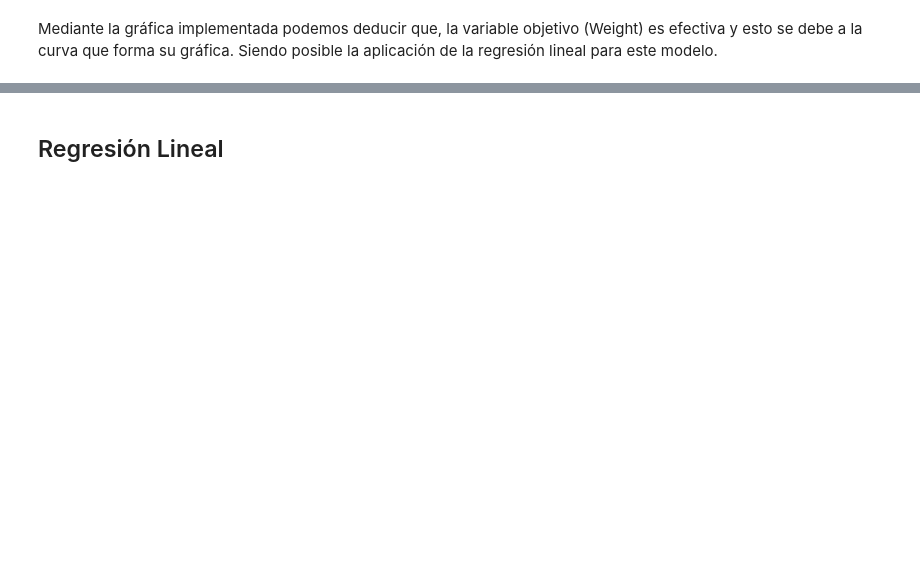
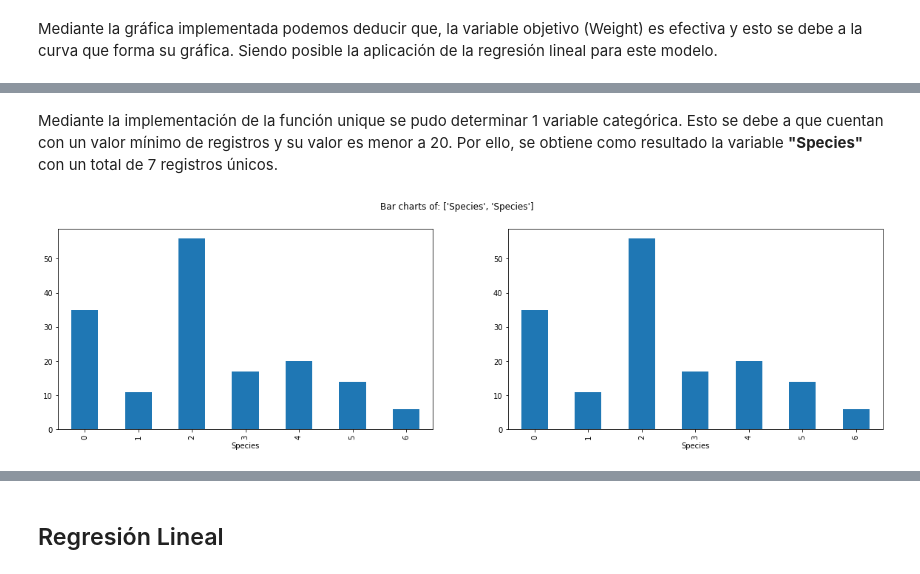
Before and after one commit to gbheredia22Z/HerediaG_RegresionLineal, a Jupyter notebook: [NRC_6278]_GenesisHeredia_Lab3.ipynb, the cells around one changed output, grey strips where cells are left out. Drawn from its saved outputs; the diff is of its cells as text; code cells hidden in the pictures; blank space fills up the shorter version.

Commit message:
distribución de todas las variables de entrada categóricas mediante diagramas de barras

```diff
--- a/[NRC_6278]_GenesisHeredia_Lab3.ipynb
+++ b/[NRC_6278]_GenesisHeredia_Lab3.ipynb
@@ -198,0 +198,20 @@ dtype: int64
+# %% [markdown]
+Mediante la implementación de la función unique se pudo determinar 1 variable categórica. Esto se debe a que cuentan con un valor mínimo de registros y su valor es menor a 20. Por ello, se obtiene como resultado la variable **"Species"** con un total de 7 registros únicos.
+# %%
+def PlotBarCharts(inpData, colsToPlot):
+    #Trazo de linea habilitado
+    %matplotlib inline
+
+    #Generar multiples subplots
+    fig, subPlot=plt.subplots(nrows=1, ncols=len(colsToPlot), figsize=(20,5))
+    #Agregar la leyenda del grafico
+    fig.suptitle('Bar charts of: '+ str(colsToPlot))
+
+    #Generar escala de los graficos para cada subplot
+    for colName, plotNumber in zip(colsToPlot, range(len(colsToPlot))):
+        inpData.groupby(colName).size().plot(kind='bar',ax=subPlot[plotNumber])
+# %%
+#Llamando a la función PlotBarCharts
+PlotBarCharts(inpData=FishLinear, colsToPlot=['Species', 'Species'])
+# %% [output]
+[figure, added]
```
Also changed, not shown: parts of 54 cells of this notebook.
